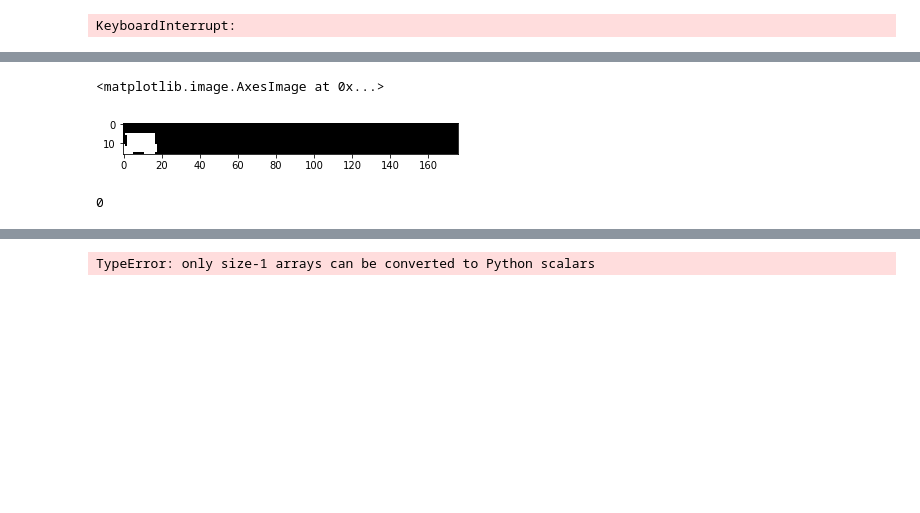
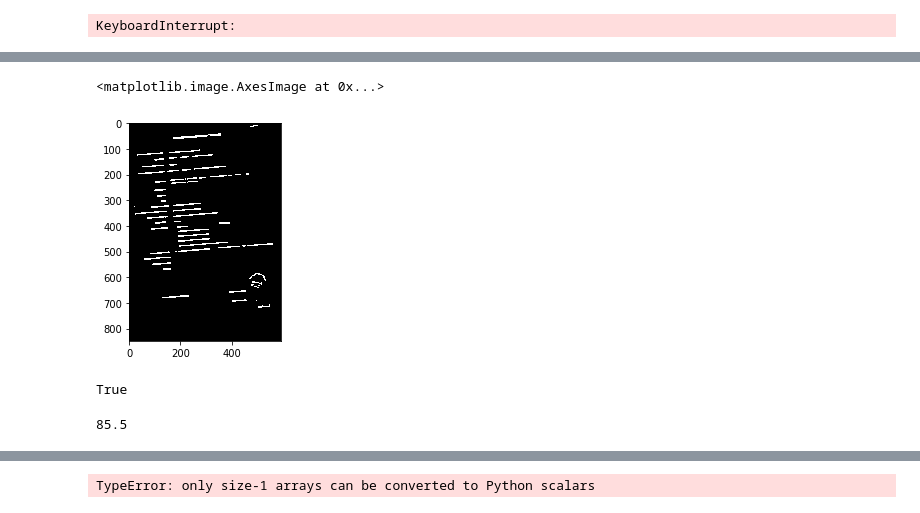
Before and after one commit to xiaomaxiao/PSENET, a Jupyter notebook: psenet_train_BLINEAR.ipynb, the cells around one changed output, grey strips where cells are left out. Drawn from its saved outputs; the diff is of its cells as text; code cells hidden in the pictures; blank space fills up the shorter version.

```diff
--- a/psenet_train_BLINEAR.ipynb
+++ b/psenet_train_BLINEAR.ipynb
@@ -319,7 +319,12 @@ for i in range(0,5):
     newres1.append(n)
 newres1.append((res1[:,:,5]*255).astype('int32'))
 # %%
-plt.imshow(newres1[-1],cmap='gray')
+plt.imshow(newres1[0],cmap='gray')
 # %% [output]
 <matplotlib.image.AxesImage at 0x...>
-[figure, old version]
+[figure, new version]
+# %%
+newres1[0].shape
+cv2.imwrite('./tmp/roate.jpg',newres1[0])
+# %% [output]
+True
@@ -326,10 +373,7 @@ plt.imshow(newres1[-1],cmap='gray')
 # %%
-t_img = newres1[-1]
 from tool.utils import calc_vote_angle
-angle = calc_vote_angle(t_img)
+angle = calc_vote_angle_c(newres1[0])
+# %% [output]
+85.5
-# %%
-print(angle)
-# %% [output]
-0
 # %%
 from tool.utils import ufunc_4 , scale_expand_kernels , fit_boundingRect_cpp ,fit_minarearectange_cpp
```
Also changed, not shown: parts of 22 cells of this notebook, 2 other files.
